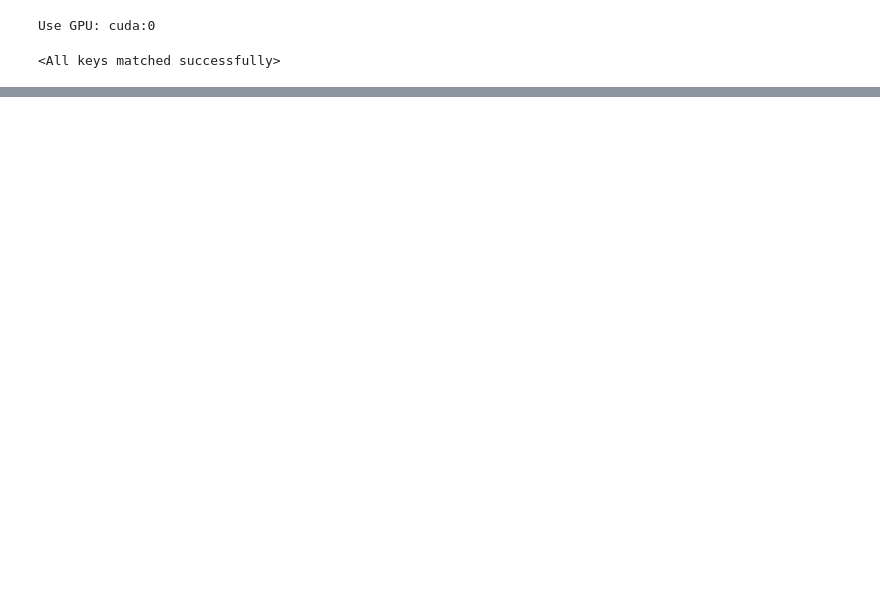
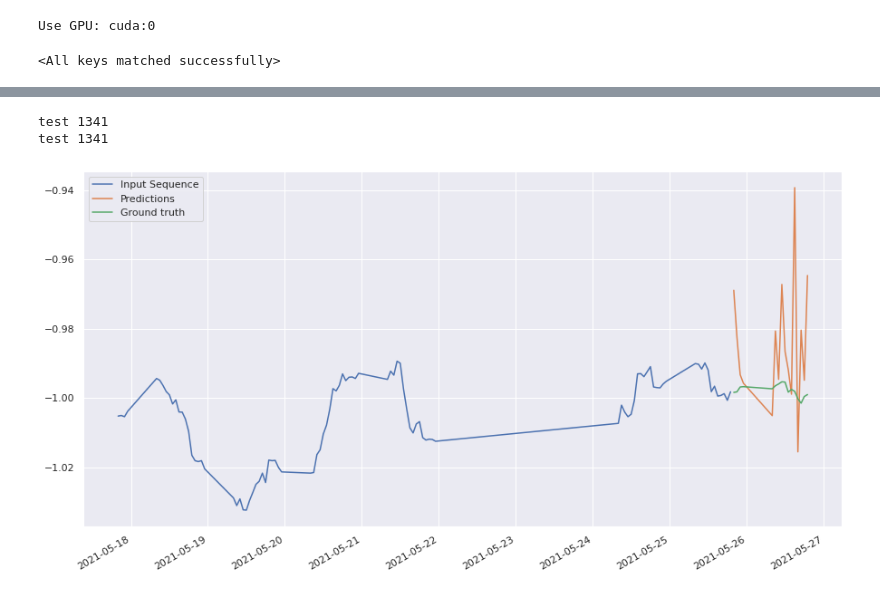
Before and after one commit to Biksbois/BiksStonks, a Jupyter notebook: Forcasting_Models/Informer/train_informer.ipynb, the cells around one changed output, grey strips where cells are left out. Drawn from its saved outputs; the diff is of its cells as text; code cells hidden in the pictures; blank space fills up the shorter version.

```diff
--- a/Forcasting_Models/Informer/train_informer.ipynb
+++ b/Forcasting_Models/Informer/train_informer.ipynb
@@ -261,0 +259,6 @@ plot_sample(exp, test_data, idx=200, figsize=(10,8))
+# %%
+plot_sample(exp, 'test', idx=200, dates=True, figsize=(15,8))
+# %% [output]
+test 1341
+test 1341
+[figure, added]
```
Also changed, not shown: parts of 10 cells of this notebook, 1 other file.
